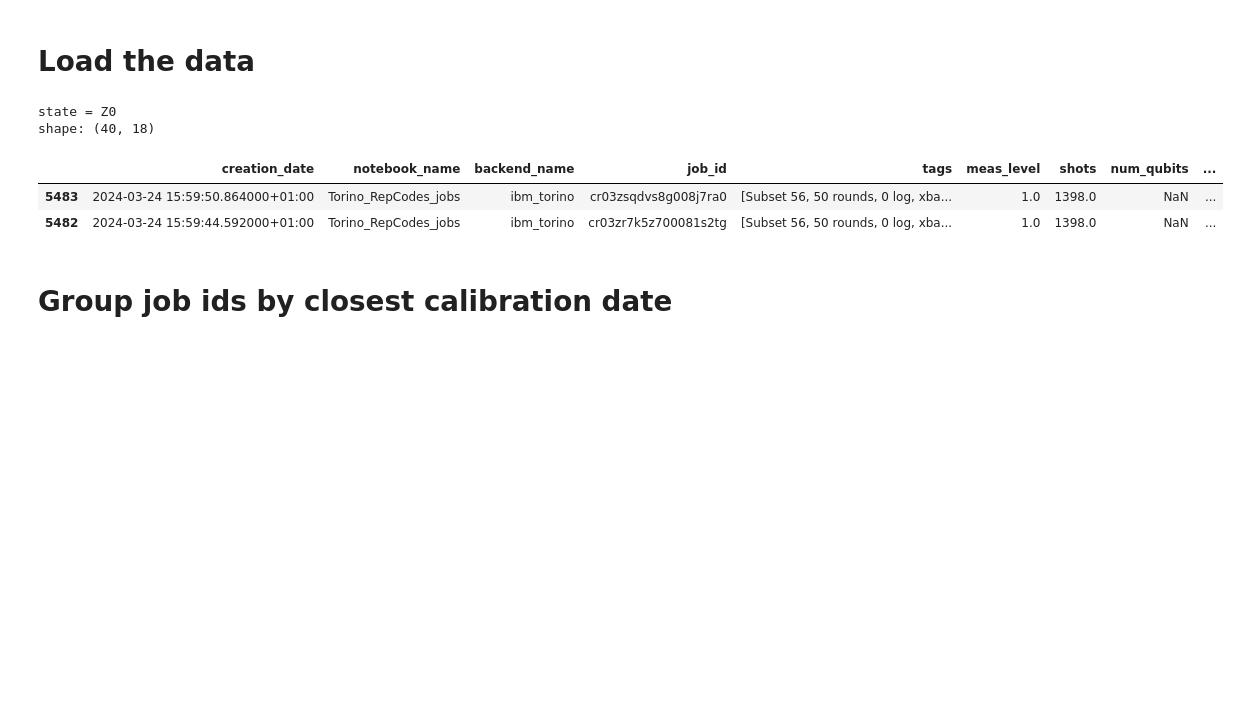
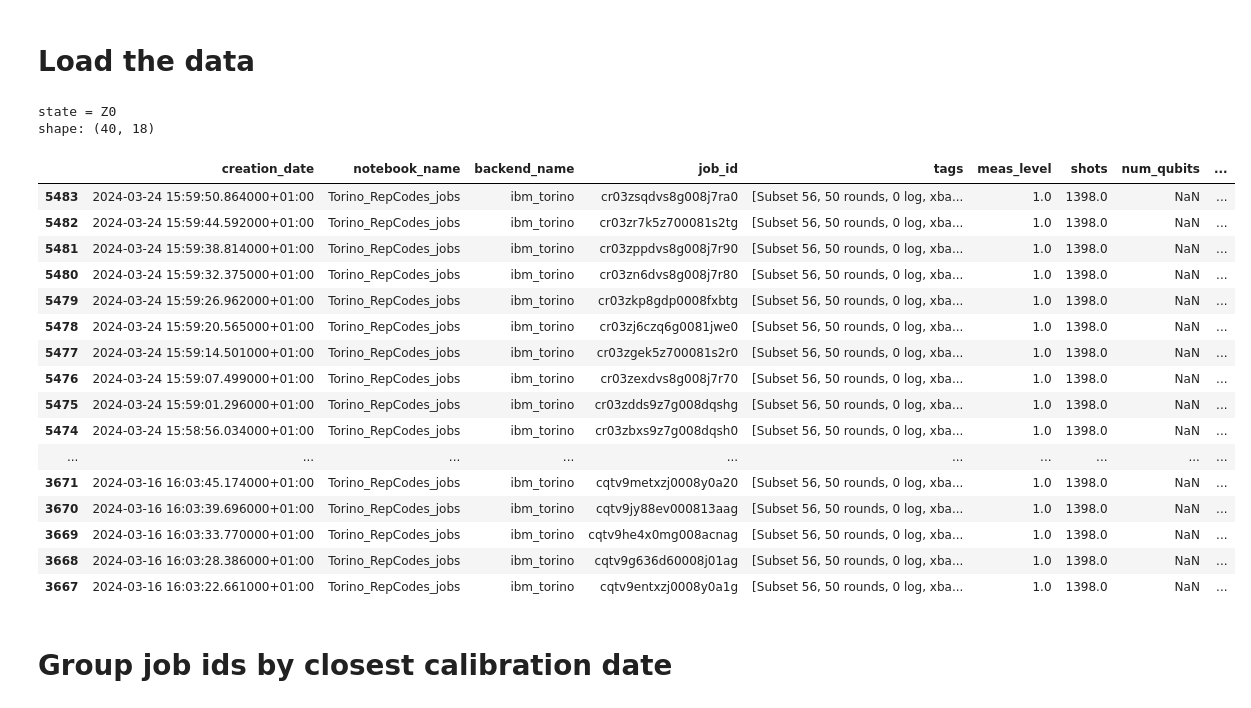
Before and after one commit to quantumjim/soft_information_decoding, a Jupyter notebook: notebooks/Decoding/cpp_pm/SubSampling/presi_decoding/Presi_InfoPerfo.ipynb, the cells around one changed output. Cells and saved outputs as stored; diff of their text form; code cells hidden in the pictures; blank space fills up the shorter version.

```diff
--- a/notebooks/Decoding/cpp_pm/SubSampling/presi_decoding/Presi_InfoPerfo.ipynb
+++ b/notebooks/Decoding/cpp_pm/SubSampling/presi_decoding/Presi_InfoPerfo.ipynb
@@ -17,34 +17,49 @@ XBASIS = False
 ROUNDS = 50
 
 state = "X" if XBASIS else "Z"
 state += LOGICAL
 print(f"state = {state}")
 
 
 # Load the metadata
 md = metadata_loader(True, True)
 md = md[md["job_status"] == "JobStatus.DONE"]
 md = md[md["code"] == "RepetitionCodeCircuit"]
 md = md[md["descr"] == 'subset RepCodes']
 md = md.dropna(subset=["rounds"])
 md = md[md["meas_level"] == 1]
 md['rounds'] = md['rounds'].astype(int)
 md['distance'] = md['distance'].astype(int)
 
 md = md[md["backend_name"] == DEVICE]
 md = md[md["logical"] == LOGICAL]
 md = md[md["xbasis"] == XBASIS]
 md = md[md["rounds"] == ROUNDS]
 
 # md = md[0:1]
 print("shape:", md.shape)
-md[:2]
+# md[:2]
+md
 # %% [output]
 state = Z0
 shape: (40, 18)
 |  | creation_date | notebook_name | backend_name | job_id | tags | meas_level | shots | num_qubits | ... |
 | 5483 | 2024-03-24 15:59:50.864000+01:00 | Torino_RepCodes_jobs | ibm_torino | cr03zsqdvs8g008j7ra0 | [Subset 56, 50 rounds, 0 log, xba... | 1.0 | 1398.0 | NaN | ... |
 | 5482 | 2024-03-24 15:59:44.592000+01:00 | Torino_RepCodes_jobs | ibm_torino | cr03zr7k5z700081s2tg | [Subset 56, 50 rounds, 0 log, xba... | 1.0 | 1398.0 | NaN | ... |
+| 5481 | 2024-03-24 15:59:38.814000+01:00 | Torino_RepCodes_jobs | ibm_torino | cr03zppdvs8g008j7r90 | [Subset 56, 50 rounds, 0 log, xba... | 1.0 | 1398.0 | NaN | ... |
+| 5480 | 2024-03-24 15:59:32.375000+01:00 | Torino_RepCodes_jobs | ibm_torino | cr03zn6dvs8g008j7r80 | [Subset 56, 50 rounds, 0 log, xba... | 1.0 | 1398.0 | NaN | ... |
+| 5479 | 2024-03-24 15:59:26.962000+01:00 | Torino_RepCodes_jobs | ibm_torino | cr03zkp8gdp0008fxbtg | [Subset 56, 50 rounds, 0 log, xba... | 1.0 | 1398.0 | NaN | ... |
+| 5478 | 2024-03-24 15:59:20.565000+01:00 | Torino_RepCodes_jobs | ibm_torino | cr03zj6czq6g0081jwe0 | [Subset 56, 50 rounds, 0 log, xba... | 1.0 | 1398.0 | NaN | ... |
+| 5477 | 2024-03-24 15:59:14.501000+01:00 | Torino_RepCodes_jobs | ibm_torino | cr03zgek5z700081s2r0 | [Subset 56, 50 rounds, 0 log, xba... | 1.0 | 1398.0 | NaN | ... |
+| 5476 | 2024-03-24 15:59:07.499000+01:00 | Torino_RepCodes_jobs | ibm_torino | cr03zexdvs8g008j7r70 | [Subset 56, 50 rounds, 0 log, xba... | 1.0 | 1398.0 | NaN | ... |
+| 5475 | 2024-03-24 15:59:01.296000+01:00 | Torino_RepCodes_jobs | ibm_torino | cr03zdds9z7g008dqshg | [Subset 56, 50 rounds, 0 log, xba... | 1.0 | 1398.0 | NaN | ... |
+| 5474 | 2024-03-24 15:58:56.034000+01:00 | Torino_RepCodes_jobs | ibm_torino | cr03zbxs9z7g008dqsh0 | [Subset 56, 50 rounds, 0 log, xba... | 1.0 | 1398.0 | NaN | ... |
+| ... | ... | ... | ... | ... | ... | ... | ... | ... | ... |
+| 3671 | 2024-03-16 16:03:45.174000+01:00 | Torino_RepCodes_jobs | ibm_torino | cqtv9metxzj0008y0a20 | [Subset 56, 50 rounds, 0 log, xba... | 1.0 | 1398.0 | NaN | ... |
+| 3670 | 2024-03-16 16:03:39.696000+01:00 | Torino_RepCodes_jobs | ibm_torino | cqtv9jy88ev000813aag | [Subset 56, 50 rounds, 0 log, xba... | 1.0 | 1398.0 | NaN | ... |
+| 3669 | 2024-03-16 16:03:33.770000+01:00 | Torino_RepCodes_jobs | ibm_torino | cqtv9he4x0mg008acnag | [Subset 56, 50 rounds, 0 log, xba... | 1.0 | 1398.0 | NaN | ... |
+| 3668 | 2024-03-16 16:03:28.386000+01:00 | Torino_RepCodes_jobs | ibm_torino | cqtv9g636d60008j01ag | [Subset 56, 50 rounds, 0 log, xba... | 1.0 | 1398.0 | NaN | ... |
+| 3667 | 2024-03-16 16:03:22.661000+01:00 | Torino_RepCodes_jobs | ibm_torino | cqtv9entxzj0008y0a1g | [Subset 56, 50 rounds, 0 log, xba... | 1.0 | 1398.0 | NaN | ... |
 # %% [markdown]
 # Group job ids by closest calibration date
 # %%
```
Also changed, not shown: parts of 2 cells of this notebook, 4 other files.
